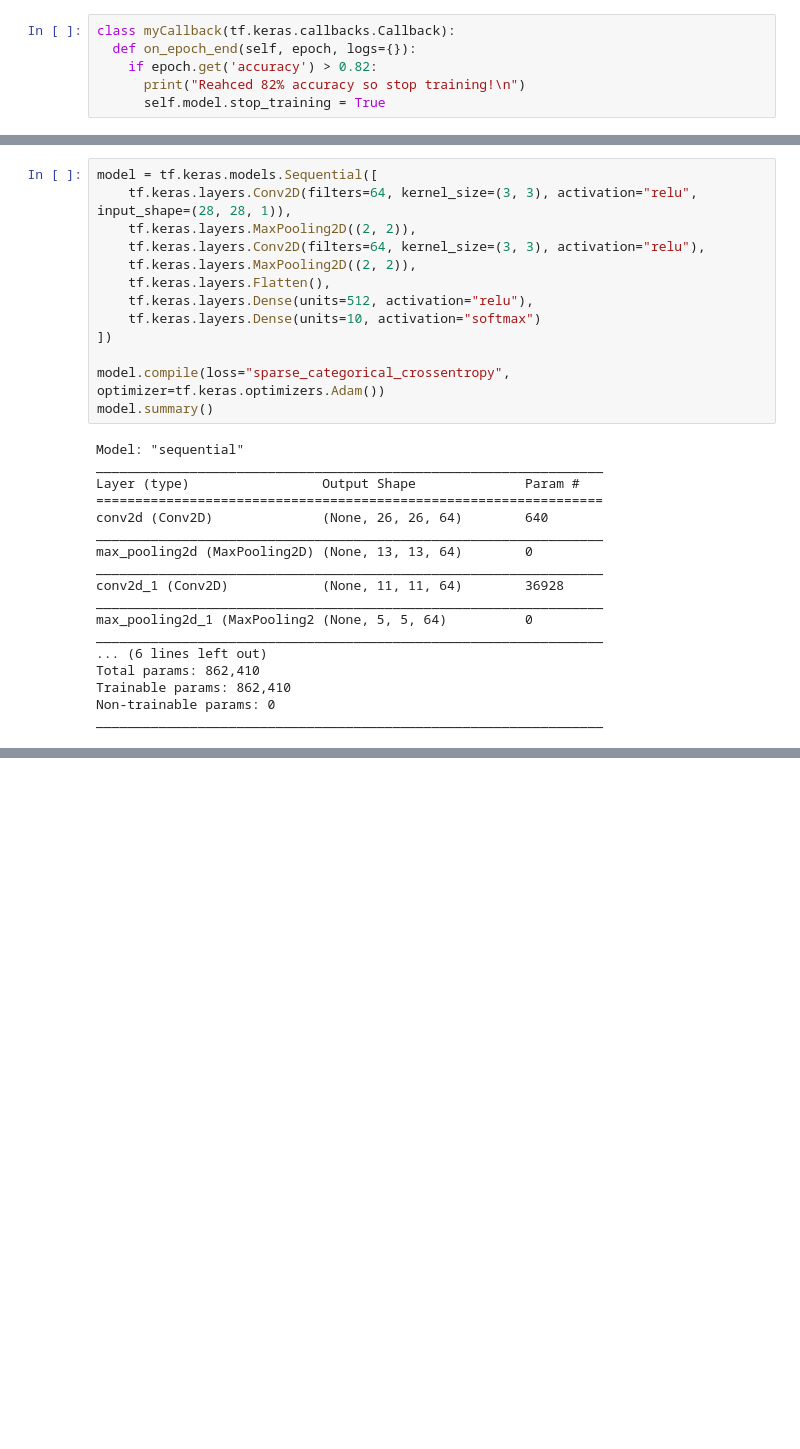
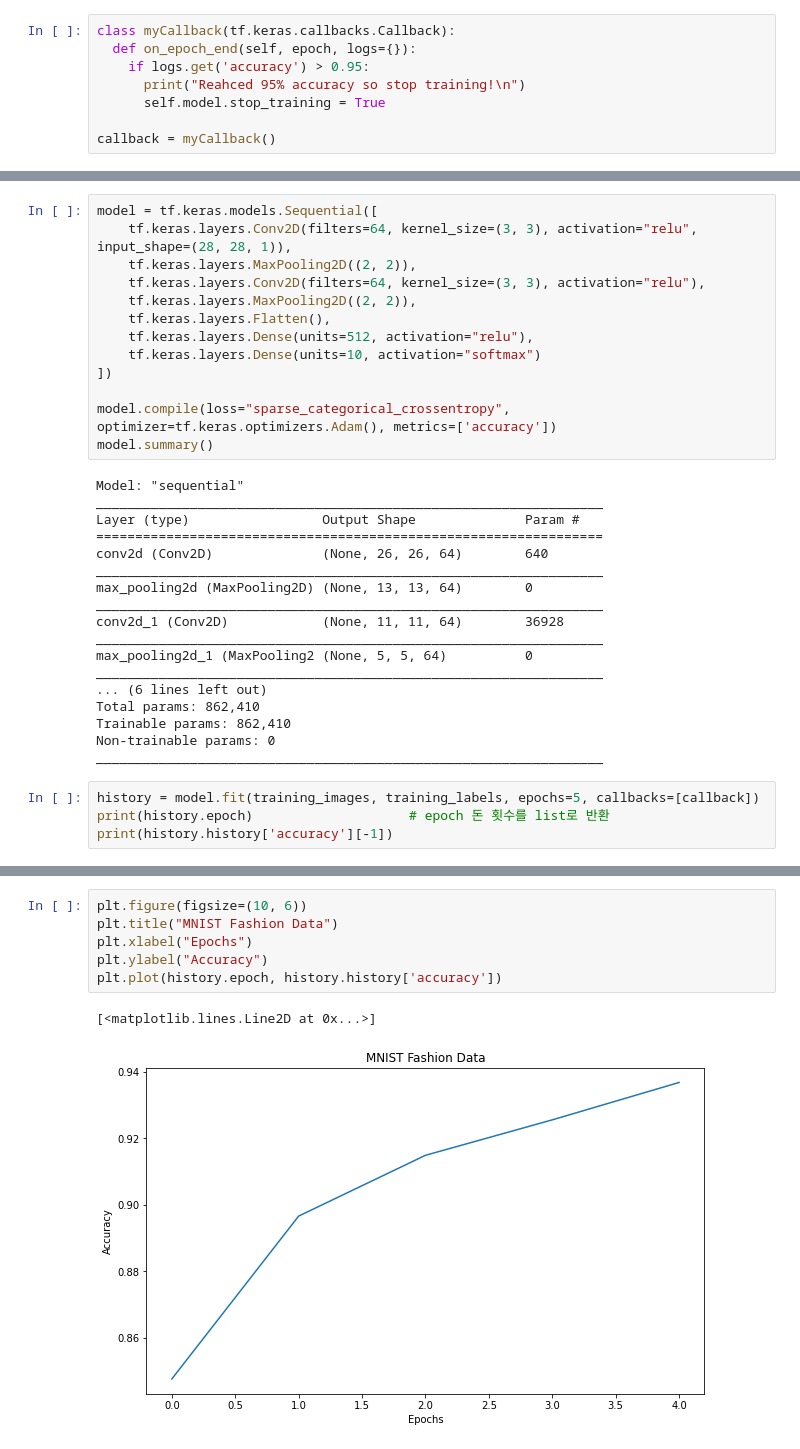
Before and after one commit to jinhyung-park-info/deeplearning.ai, a Jupyter notebook: tf_chap1_computer_vision.ipynb, the cells around one changed output, grey strips where cells are left out. Saved outputs shown, nothing was run; the diff lists cells and outputs as text; blank space fills up the shorter version.

```diff
--- a/tf_chap1_computer_vision.ipynb
+++ b/tf_chap1_computer_vision.ipynb
@@ -18,6 +18,8 @@ import matplotlib.pyplot as plt
 # %%
 class myCallback(tf.keras.callbacks.Callback):
   def on_epoch_end(self, epoch, logs={}):
-    if epoch.get('accuracy') > 0.82:
-      print("Reahced 82% accuracy so stop training!\n")
+    if logs.get('accuracy') > 0.95:
+      print("Reahced 95% accuracy so stop training!\n")
       self.model.stop_training = True
+
+callback = myCallback()
@@ -79,7 +88,7 @@ model = tf.keras.models.Sequential([
     tf.keras.layers.Dense(units=10, activation="softmax")
 ])
 
-model.compile(loss="sparse_categorical_crossentropy", optimizer=tf.keras.optimizers.Adam())
+model.compile(loss="sparse_categorical_crossentropy", optimizer=tf.keras.optimizers.Adam(), metrics=['accuracy'])
 model.summary()
 # %% [output]
 Model: "sequential"
@@ -99,3 +108,7 @@ Total params: 862,410
 Trainable params: 862,410
 Non-trainable params: 0
 _________________________________________________________________
+# %%
+history = model.fit(training_images, training_labels, epochs=5, callbacks=[callback])
+print(history.epoch)                    # epoch 돈 횟수를 list로 반환
+print(history.history['accuracy'][-1])
@@ -101,0 +128,9 @@ _________________________________________________________________
+# %%
+plt.figure(figsize=(10, 6))
+plt.title("MNIST Fashion Data")
+plt.xlabel("Epochs")
+plt.ylabel("Accuracy")
+plt.plot(history.epoch, history.history['accuracy'])
+# %% [output]
+[<matplotlib.lines.Line2D at 0x...>]
+[figure, added]
```
Also changed, not shown: parts of 10 cells of this notebook.
